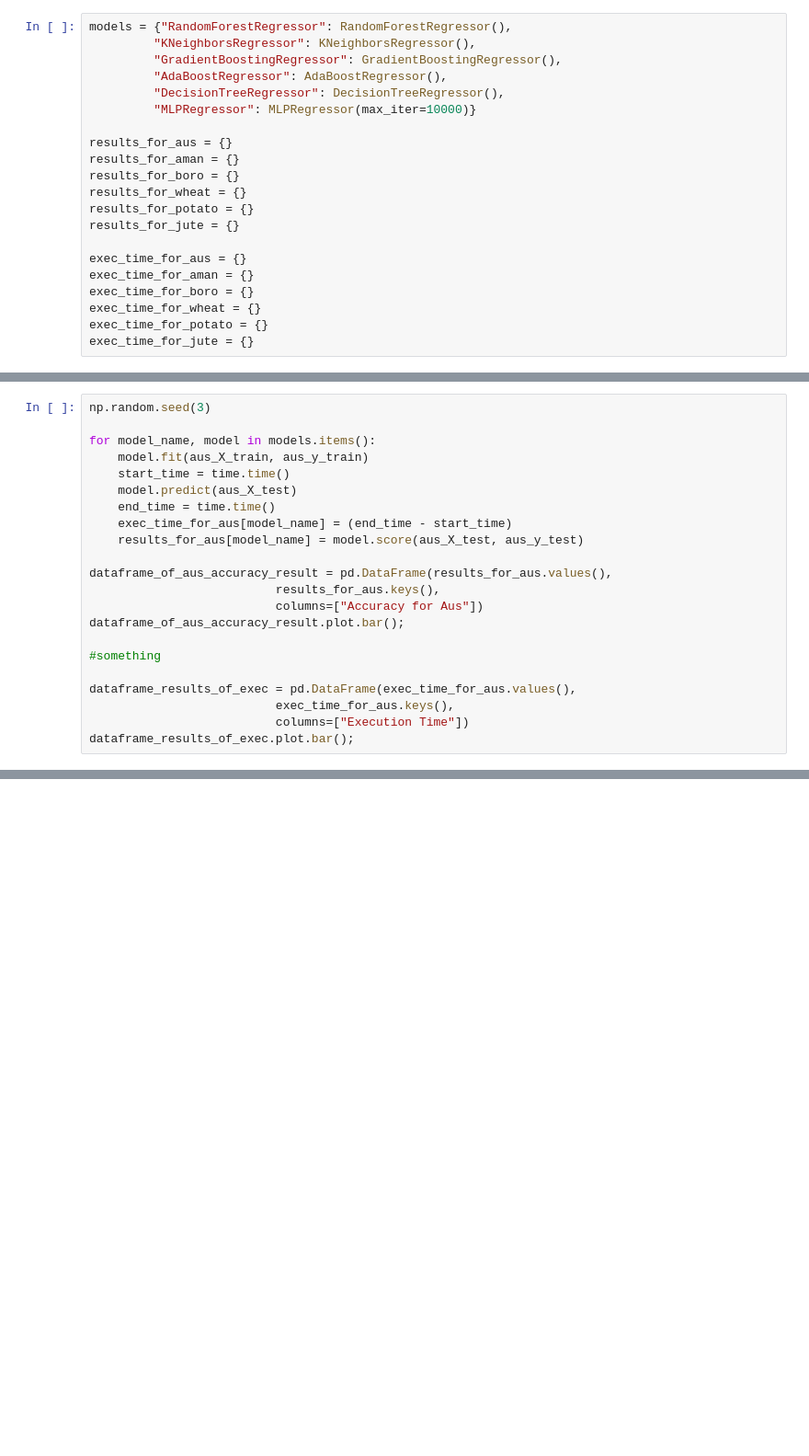
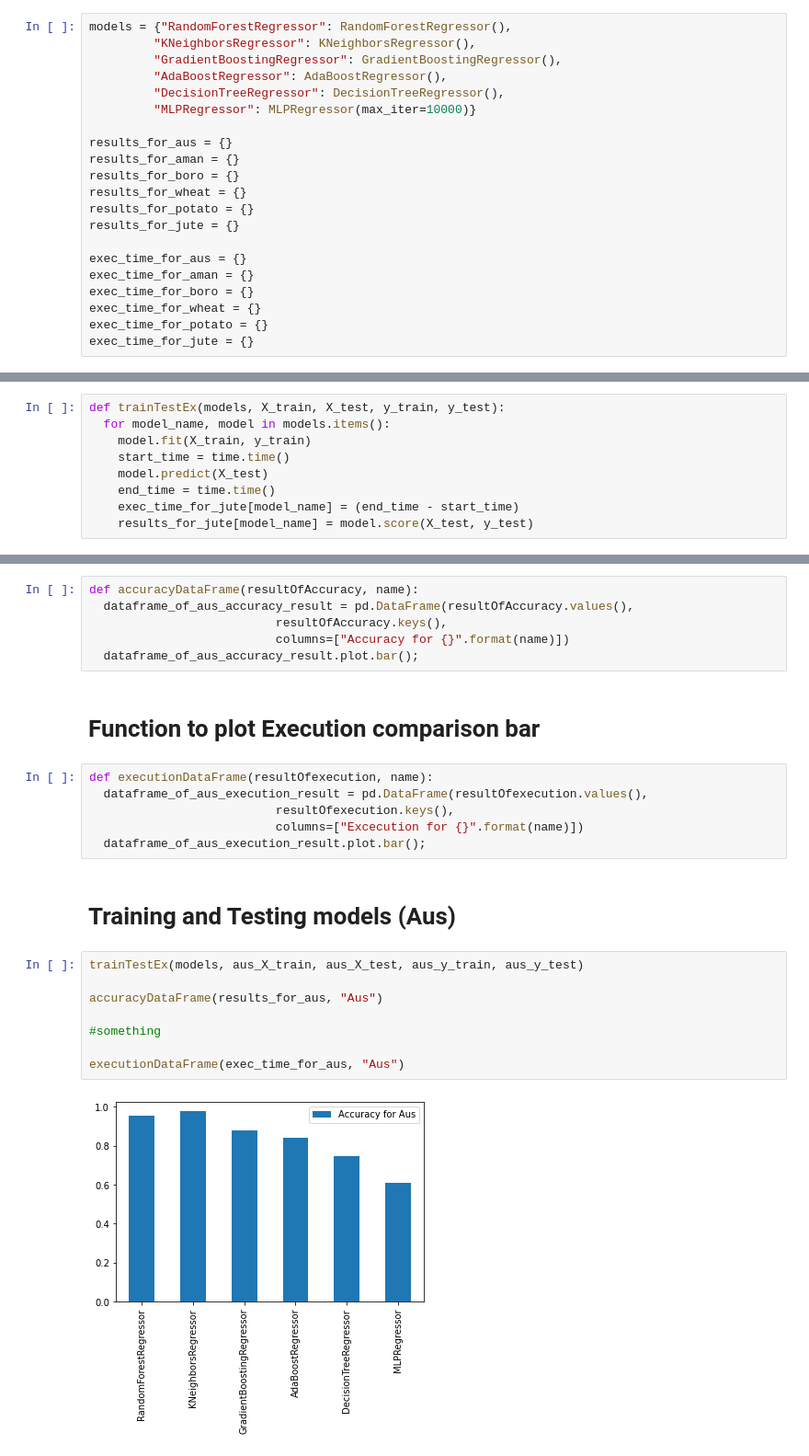
Before and after one commit to ashraful997/MyJupyter, a Jupyter notebook: Thesis-works.ipynb, the cells around one changed output, grey strips where cells are left out. Shown at 92% size. Cells and saved outputs as stored; diff of their text form; blank space fills up the shorter version.

```diff
--- a/Thesis-works.ipynb
+++ b/Thesis-works.ipynb
@@ -93,22 +99,9 @@ exec_time_for_jute = {}
 # %%
-np.random.seed(3)
-
-for model_name, model in models.items():
-    model.fit(aus_X_train, aus_y_train)
+def trainTestEx(models, X_train, X_test, y_train, y_test):
+  for model_name, model in models.items():
+    model.fit(X_train, y_train)
     start_time = time.time()
-    model.predict(aus_X_test)
+    model.predict(X_test)
     end_time = time.time()
-    exec_time_for_aus[model_name] = (end_time - start_time)
-    results_for_aus[model_name] = model.score(aus_X_test, aus_y_test)
-
-dataframe_of_aus_accuracy_result = pd.DataFrame(results_for_aus.values(),
-                          results_for_aus.keys(),
-                          columns=["Accuracy for Aus"])
-dataframe_of_aus_accuracy_result.plot.bar();
-
-#something
-
-dataframe_results_of_exec = pd.DataFrame(exec_time_for_aus.values(),
-                          exec_time_for_aus.keys(),
-                          columns=["Execution Time"])
-dataframe_results_of_exec.plot.bar();
+    exec_time_for_jute[model_name] = (end_time - start_time)
+    results_for_jute[model_name] = model.score(X_test, y_test)
@@ -181,0 +110,26 @@ dataframe_of_jute_accuracy_result.plot.bar();
+# %%
+def accuracyDataFrame(resultOfAccuracy, name):
+  dataframe_of_aus_accuracy_result = pd.DataFrame(resultOfAccuracy.values(),
+                          resultOfAccuracy.keys(),
+                          columns=["Accuracy for {}".format(name)])
+  dataframe_of_aus_accuracy_result.plot.bar();
+# %% [markdown]
+# Function to plot Execution comparison bar
+# %%
+def executionDataFrame(resultOfexecution, name):
+  dataframe_of_aus_execution_result = pd.DataFrame(resultOfexecution.values(),
+                          resultOfexecution.keys(),
+                          columns=["Excecution for {}".format(name)])
+  dataframe_of_aus_execution_result.plot.bar();
+# %% [markdown]
+# Training and Testing models (Aus)
+# %%
+trainTestEx(models, aus_X_train, aus_X_test, aus_y_train, aus_y_test)
+
+accuracyDataFrame(results_for_aus, "Aus")
+
+#something
+
+executionDataFrame(exec_time_for_aus, "Aus")
+# %% [output]
+[figure, added]
```
Also changed, not shown: parts of 21 cells of this notebook.
